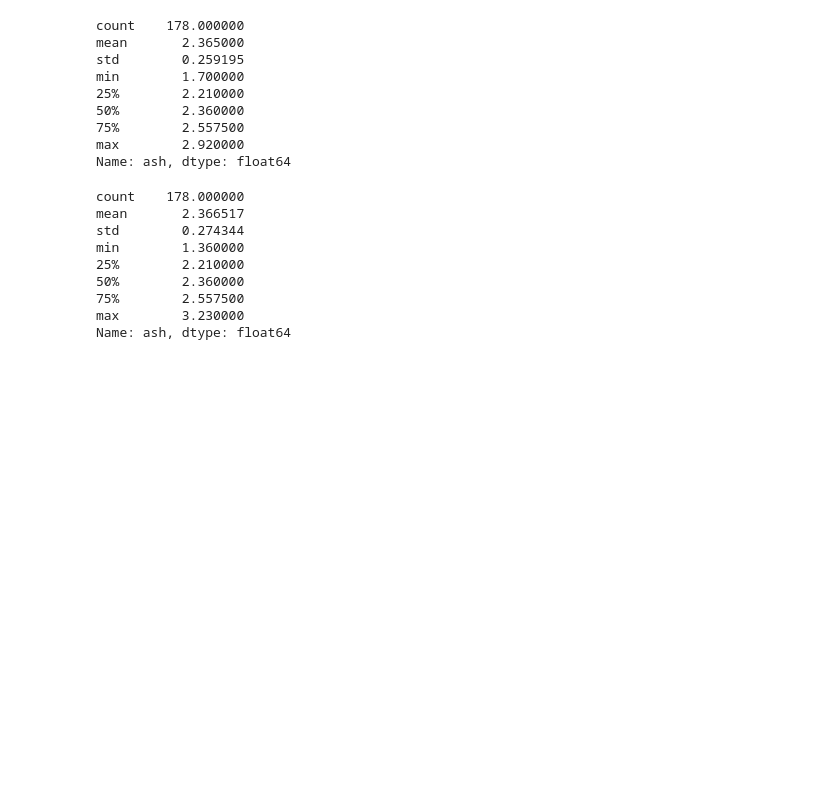
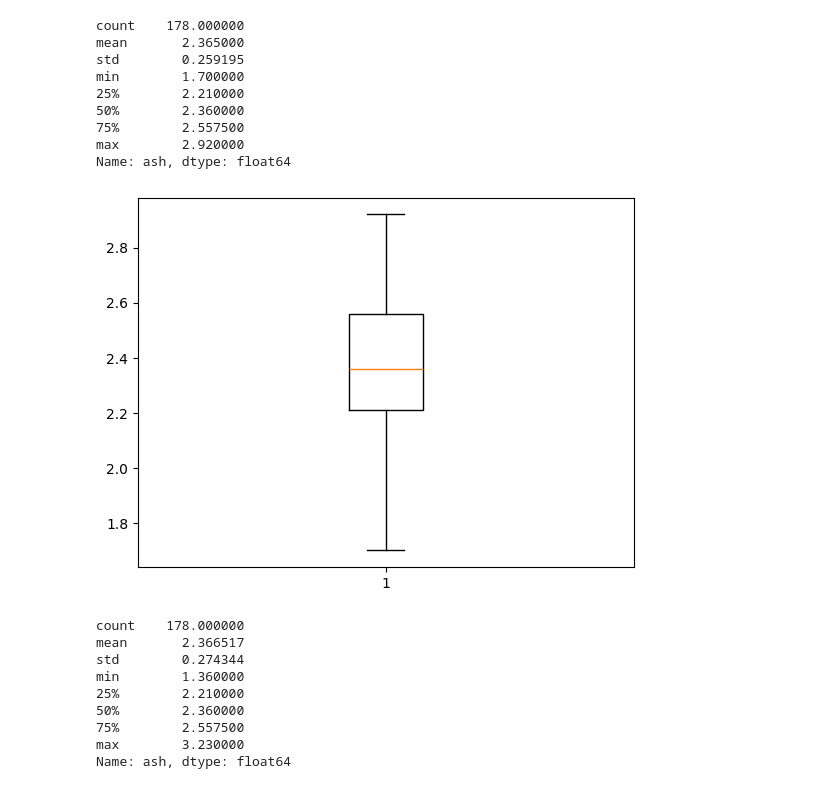
Before and after one commit to saebom131/ubion, a Jupyter notebook: python/20250626/01_이상치.ipynb, the cells around one changed output. Saved outputs shown, nothing was run; the diff lists cells and outputs as text; code cells hidden in the pictures; blank space fills up the shorter version.

```diff
--- a/python/20250626/01_이상치.ipynb
+++ b/python/20250626/01_이상치.ipynb
@@ -297,6 +349,11 @@ min        1.700000
 75%        2.557500
 max        2.920000
 Name: ash, dtype: float64
+# %%
+plt.boxplot(df2['ash'])
+plt.show()
+# %% [output]
+[figure, added]
 # %%
 df3 = wine.copy()
 # %%
```
Also changed, not shown: parts of 40 cells of this notebook, 2 other files.
